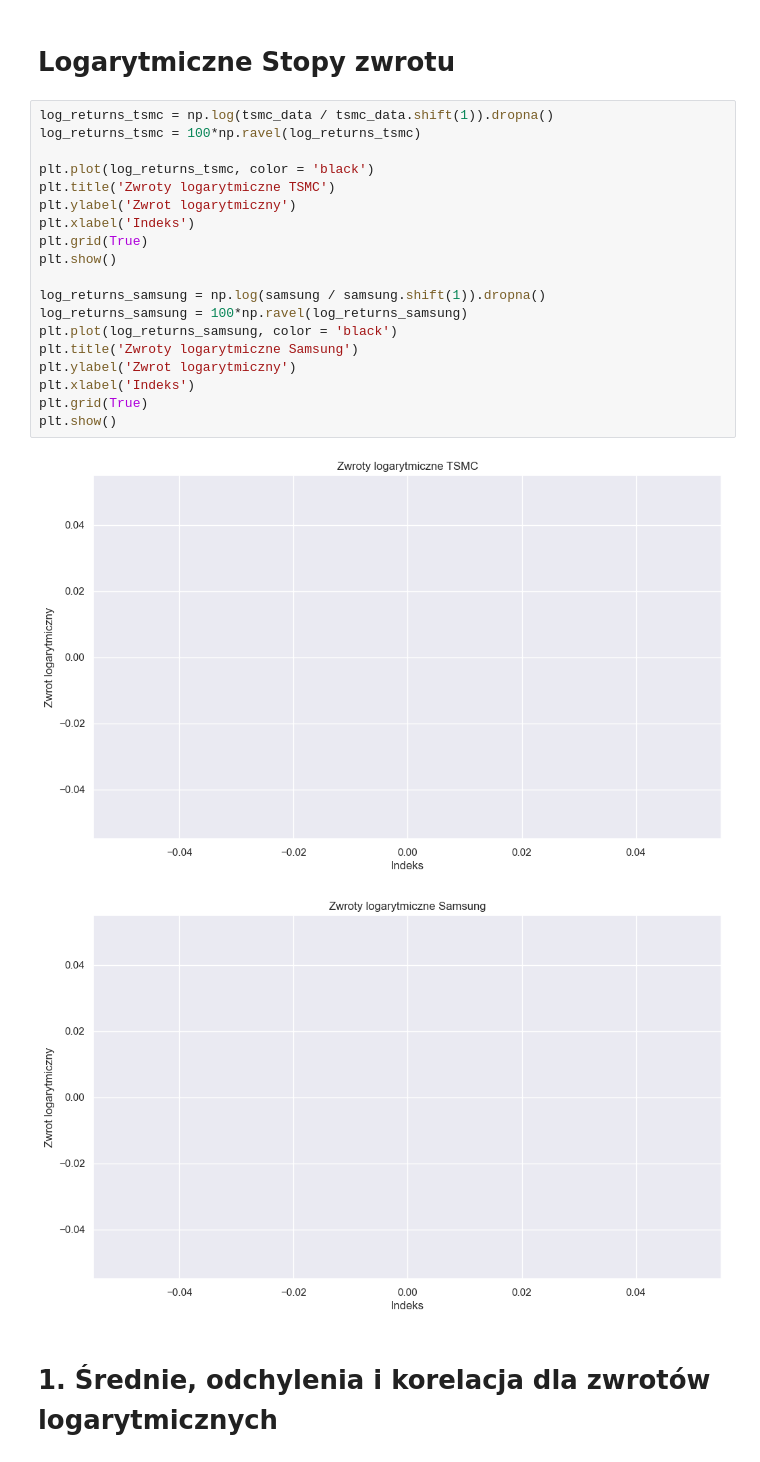
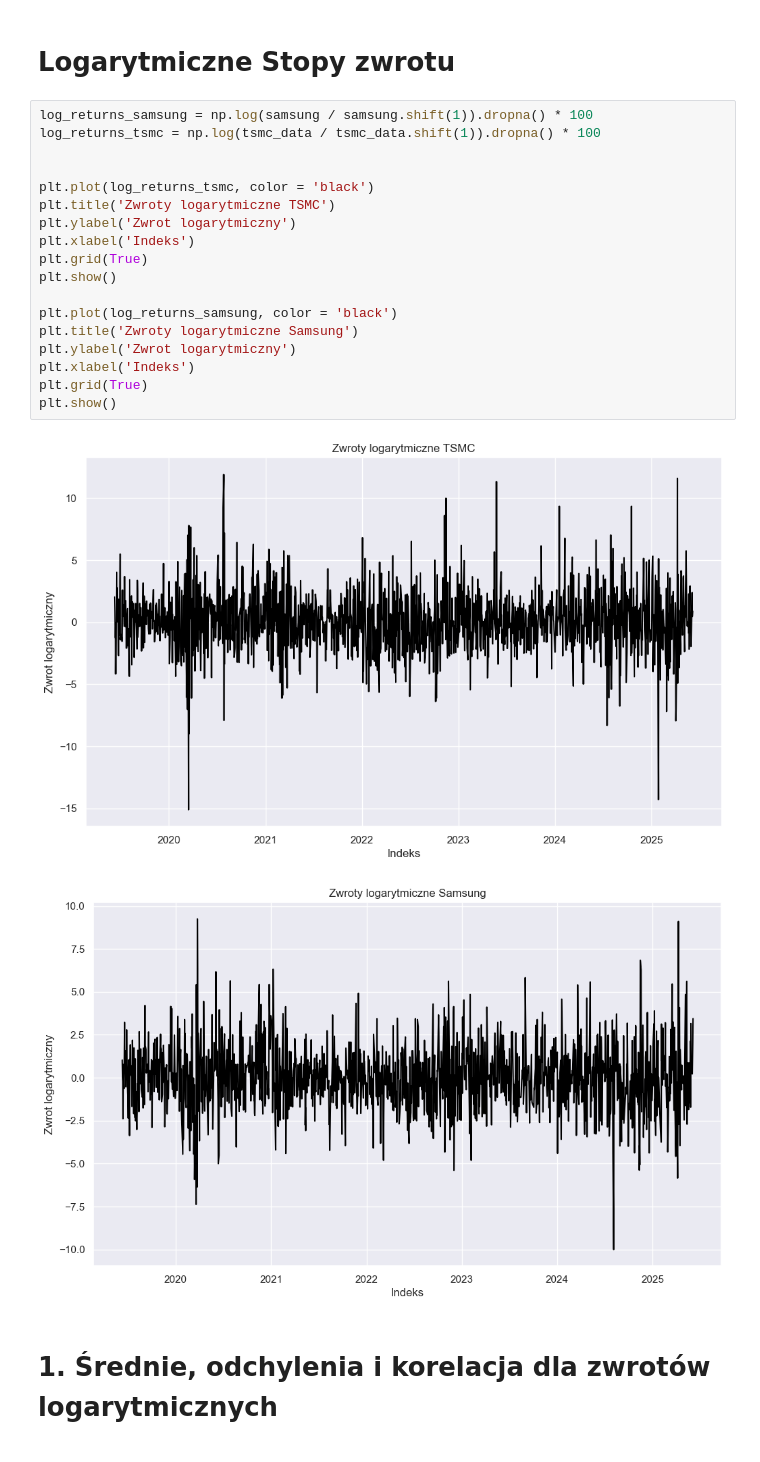
Before and after one commit to mathieuboro/nvidia_risk_management, a Jupyter notebook: projekt-4.ipynb, the cells around one changed output. Saved outputs shown, nothing was run; the diff lists cells and outputs as text.

```diff
--- a/projekt-4.ipynb
+++ b/projekt-4.ipynb
@@ -61,27 +56,26 @@ plt.show()
 # %% [markdown]
 # Logarytmiczne Stopy zwrotu
 # %%
-log_returns_tsmc = np.log(tsmc_data / tsmc_data.shift(1)).dropna()
-log_returns_tsmc = 100*np.ravel(log_returns_tsmc)
+log_returns_samsung = np.log(samsung / samsung.shift(1)).dropna() * 100
+log_returns_tsmc = np.log(tsmc_data / tsmc_data.shift(1)).dropna() * 100
+
 
 plt.plot(log_returns_tsmc, color = 'black')
 plt.title('Zwroty logarytmiczne TSMC')
 plt.ylabel('Zwrot logarytmiczny')
 plt.xlabel('Indeks')
 plt.grid(True)
 plt.show()
 
-log_returns_samsung = np.log(samsung / samsung.shift(1)).dropna()
-log_returns_samsung = 100*np.ravel(log_returns_samsung)
 plt.plot(log_returns_samsung, color = 'black')
 plt.title('Zwroty logarytmiczne Samsung')
 plt.ylabel('Zwrot logarytmiczny')
 plt.xlabel('Indeks')
 plt.grid(True)
 plt.show()
 # %% [output]
-[figure, old version]
+[figure, new version]
-[figure, old version]
+[figure, new version]
 # %% [markdown]
 # 1. Średnie, odchylenia i korelacja dla zwrotów logarytmicznych
 # %%
```
Also changed, not shown: parts of 8 cells of this notebook, 2 other files.
